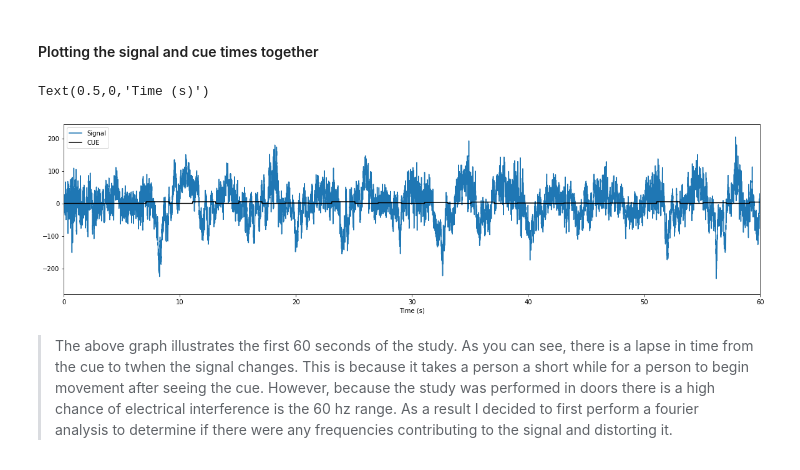
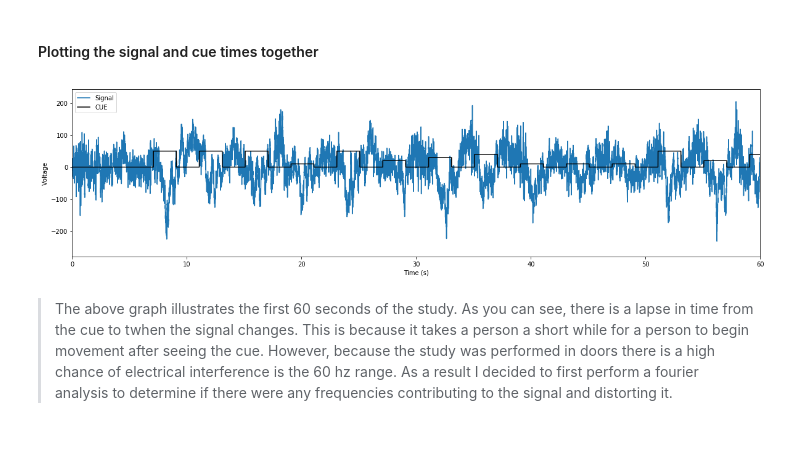
Before and after one commit to benjaminmakowsky/cogs118c, a Jupyter notebook: Assignments/Final Project.ipynb, the cells around one changed output. Saved outputs shown, nothing was run; the diff lists cells and outputs as text; code cells hidden in the pictures; blank space fills up the shorter version.

```diff
--- a/Assignments/Final Project.ipynb
+++ b/Assignments/Final Project.ipynb
@@ -40,12 +40,11 @@ t = np.arange(0,avg_d.shape[0]/fs,1/fs)
 # %%
 plt.figure(figsize=(20,5))
 plt.plot(t,avg_d,label='Signal')  #Plot the combined signal
-plt.plot(t, cue,color='black', label='CUE') #Plot the cue times on top
+plt.plot(t, cue*10,color='black', label='CUE') #Plot the cue times on top
 plt.xlim(0,60) #plot the first 30 seconds
-plt.legend();plt.xlabel('Time (s)')
+plt.legend();plt.xlabel('Time (s)');plt.ylabel('Voltage');plt.savefig('plots/cuevsignal.png')
 # %% [output]
-Text(0.5,0,'Time (s)')
-[figure, old version]
+[figure, new version]
 # %% [markdown]
 >The above graph illustrates the first 60 seconds of the study. As you can see, there is a lapse in time from the cue to twhen the signal changes. This is because it takes a person a short while for a person to begin movement after seeing the cue. However, because the study was performed in doors there is a high chance of electrical interference is the 60 hz range. As a result I decided to first perform a fourier analysis to determine if there were any frequencies contributing to the signal and distorting it.
 # %% [markdown]
```
Also changed, not shown: parts of 5 cells of this notebook, 1 other file.
